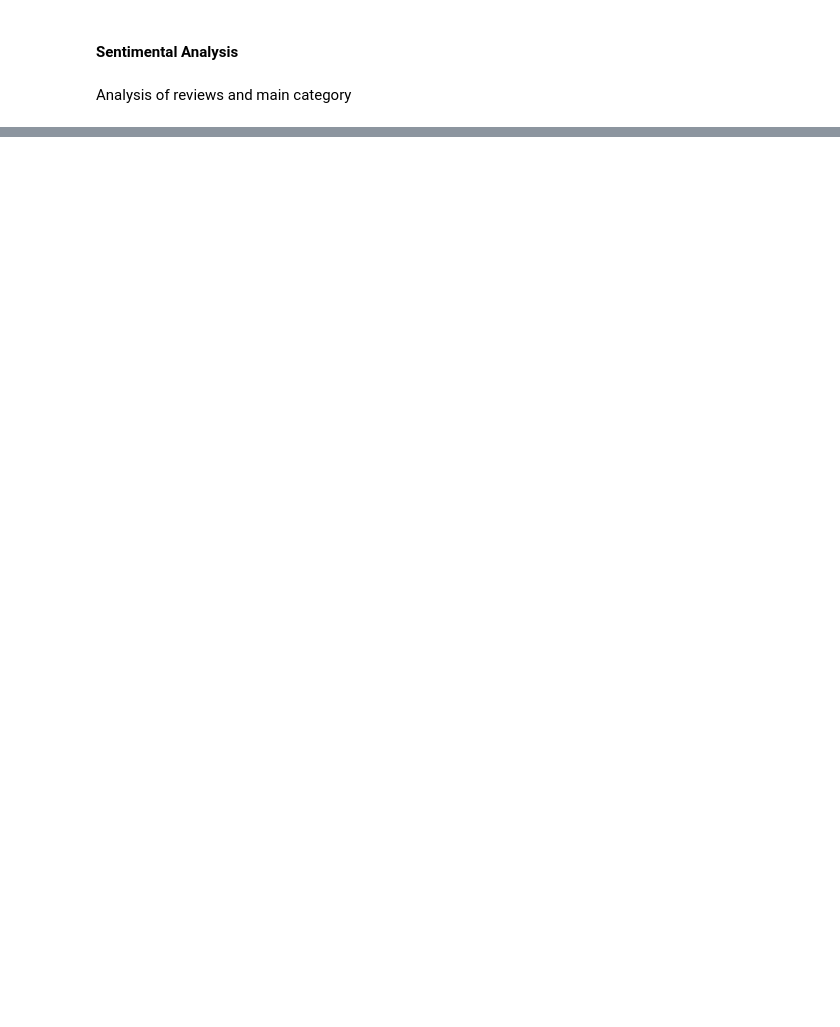
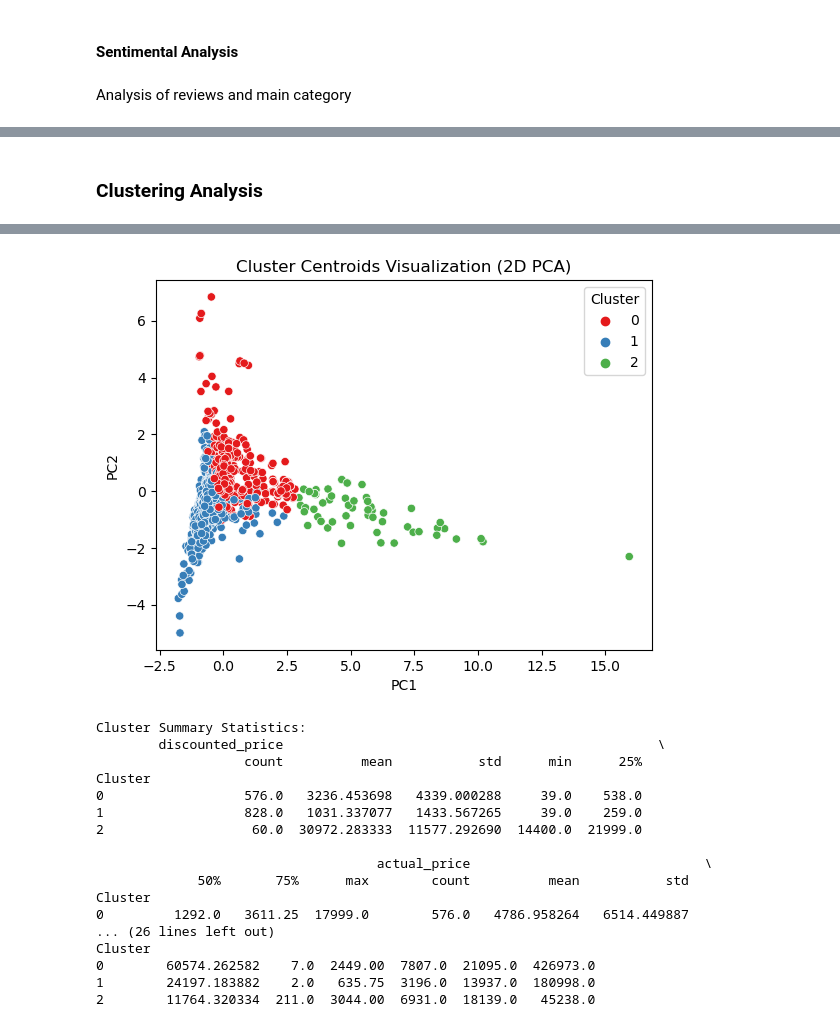
Before and after one commit to krittika2101/SC1015--Amazon-Sales-Recommendation-System, a Jupyter notebook: Amazon_Sales_Recommendation_System.ipynb, the cells around one changed output, grey strips where cells are left out. Drawn from its saved outputs; the diff is of its cells as text; code cells hidden in the pictures; blank space fills up the shorter version.

```diff
--- a/Amazon_Sales_Recommendation_System.ipynb
+++ b/Amazon_Sales_Recommendation_System.ipynb
@@ -758,0 +917,45 @@ Product with the most positive reviews: B016MDK4F4
+# %% [markdown]
+### Clustering Analysis
+# %%
+from sklearn.preprocessing import StandardScaler
+from sklearn.cluster import KMeans
+from sklearn.decomposition import PCA
+import seaborn as sns
+import matplotlib.pyplot as plt
+
+# Select numerical features for clustering
+numerical_features = ['discounted_price', 'actual_price', 'discount_percentage', 'rating', 'rating_count']
+
+# Handle missing values (if any)
+amazon_sales[numerical_features] = amazon_sales[numerical_features].fillna(0)
+
+# Feature Scaling
+scaler = StandardScaler()
+scaled_features = scaler.fit_transform(amazon_sales[numerical_features])
+
+# Cluster Analysis
+kmeans = KMeans(n_clusters=3, random_state=42)
+cluster_labels = kmeans.fit_predict(scaled_features)
+
+# Append cluster labels to the original dataset
+amazon_sales['Cluster'] = cluster_labels
+
+# Cluster Summary Statistics
+cluster_summary = amazon_sales.groupby('Cluster')[numerical_features].describe()
+
+
+
+# Cluster Centroids Visualization (2D PCA)
+pca = PCA(n_components=2)
+principal_components = pca.fit_transform(scaled_features)
+principal_df = pd.DataFrame(data=principal_components, columns=['PC1', 'PC2'])
+principal_df['Cluster'] = cluster_labels
+
+sns.scatterplot(x='PC1', y='PC2', hue='Cluster', data=principal_df, palette='Set1')
+plt.title('Cluster Centroids Visualization (2D PCA)')
+plt.show()
+
+# Cluster Analysis
+print('Cluster Summary Statistics:')
+print(cluster_summary)
+# %% [output]
@@ -758,0 +963,18 @@ Product with the most positive reviews: B016MDK4F4
+[figure, added]
+Cluster Summary Statistics:
+        discounted_price                                                \
+                   count          mean           std      min      25%
+Cluster
+0                  576.0   3236.453698   4339.000288     39.0    538.0
+1                  828.0   1031.337077   1433.567265     39.0    259.0
+2                   60.0  30972.283333  11577.292690  14400.0  21999.0
+
+                                    actual_price                              \
+             50%       75%      max        count          mean           std
+Cluster
+0         1292.0   3611.25  17999.0        576.0   4786.958264   6514.449887
+... (26 lines left out)
+Cluster
+0        60574.262582    7.0  2449.00  7807.0  21095.0  426973.0
+1        24197.183882    2.0   635.75  3196.0  13937.0  180998.0
+2        11764.320334  211.0  3044.00  6931.0  18139.0   45238.0
```
Also changed, not shown: parts of 19 cells of this notebook.
